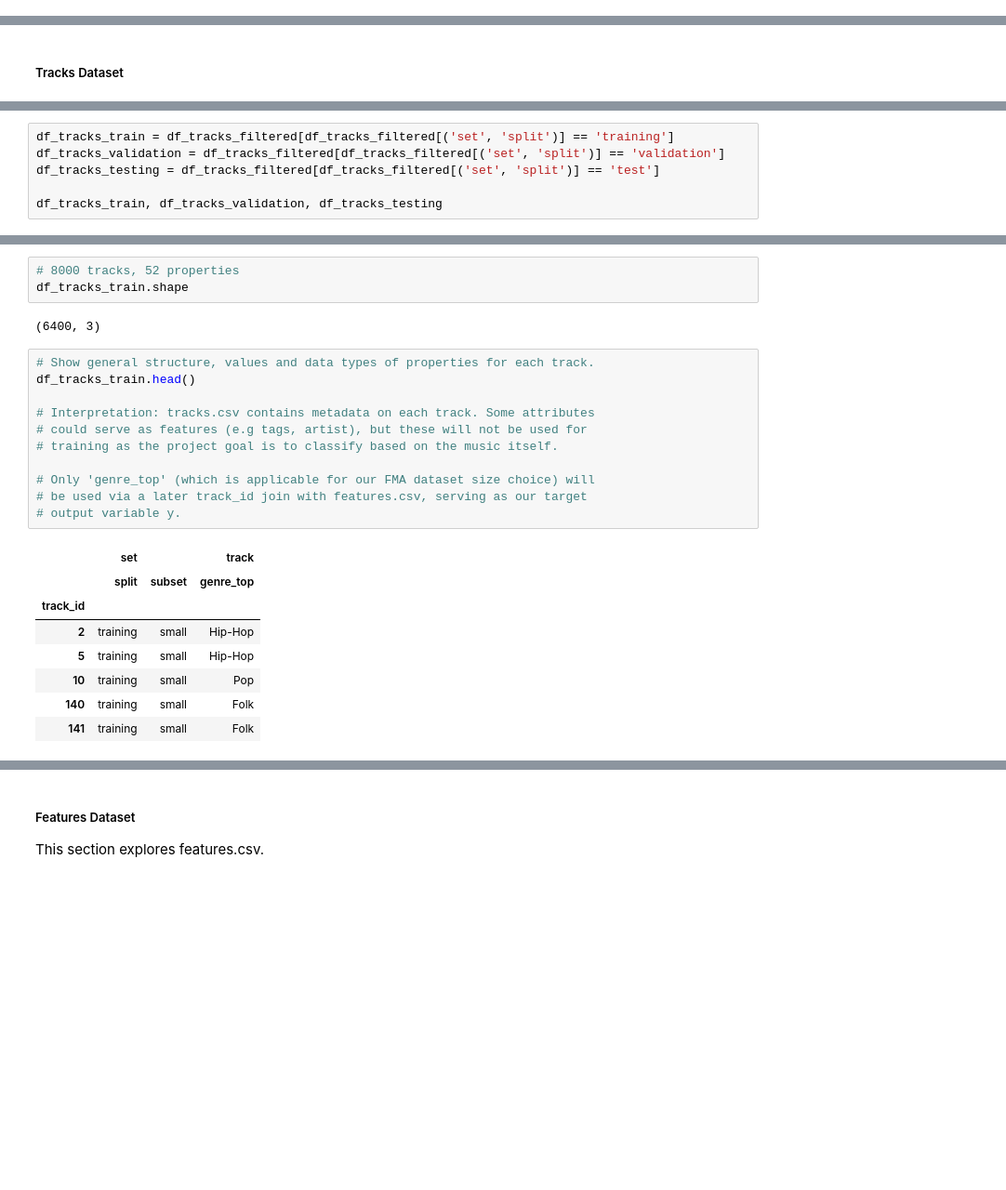
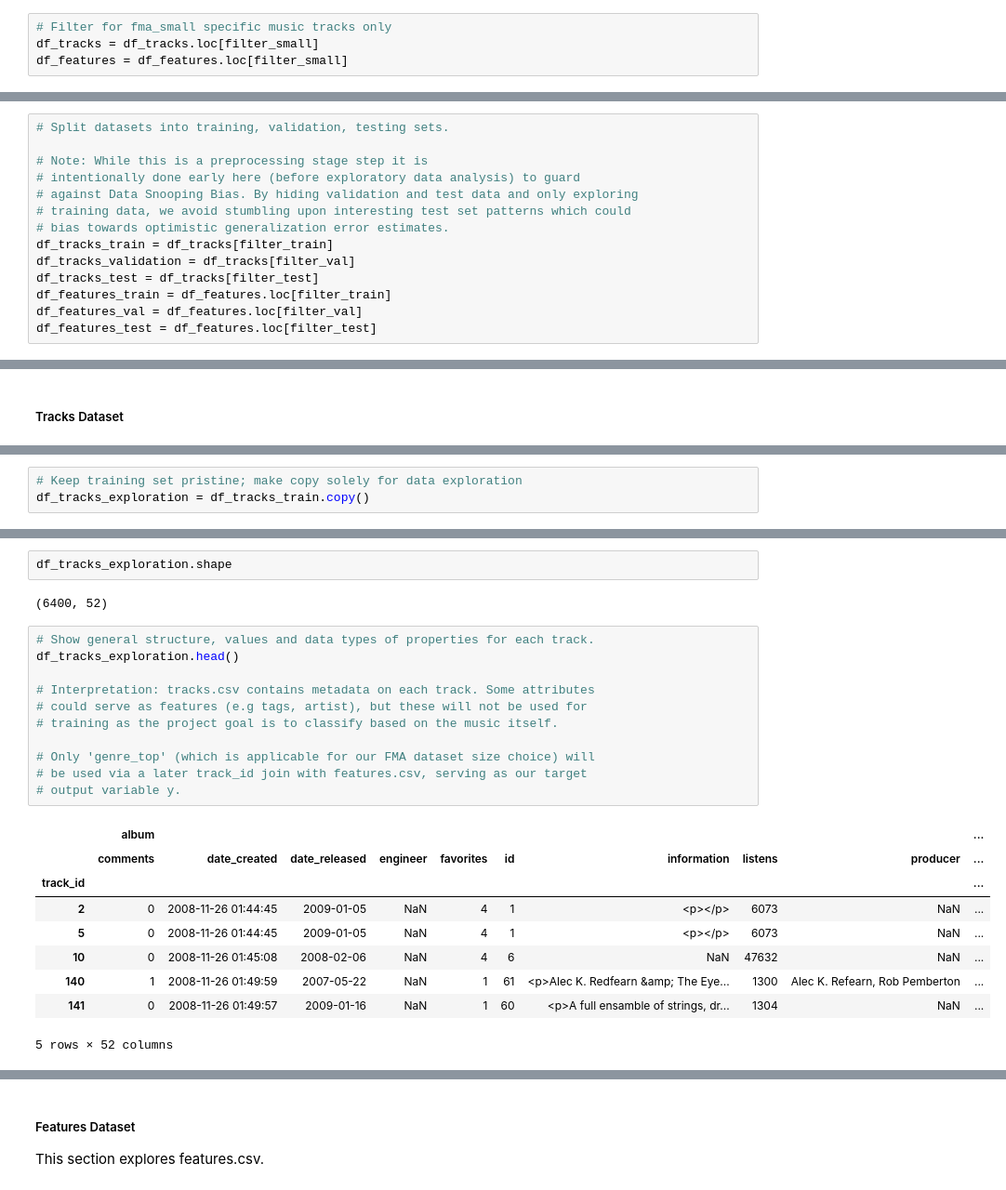
Before and after one commit to GUOliver/COMP9444-Group-Project, a Jupyter notebook: main.ipynb, the cells around one changed output, grey strips where cells are left out. Shown at 93% size. Drawn from its saved outputs; the diff is of its cells as text; blank space fills up the shorter version.

```diff
--- a/main.ipynb
+++ b/main.ipynb
@@ -126,0 +137,4 @@ assert df_echonest.index.isin(df_tracks.index).all()
+# %%
+# Filter for fma_small specific music tracks only
+df_tracks = df_tracks.loc[filter_small]
+df_features = df_features.loc[filter_small]
@@ -126,0 +144,14 @@ assert df_echonest.index.isin(df_tracks.index).all()
+# %%
+# Split datasets into training, validation, testing sets.
+
+# Note: While this is a preprocessing stage step it is
+# intentionally done early here (before exploratory data analysis) to guard
+# against Data Snooping Bias. By hiding validation and test data and only exploring
+# training data, we avoid stumbling upon interesting test set patterns which could
+# bias towards optimistic generalization error estimates.
+df_tracks_train = df_tracks[filter_train]
+df_tracks_validation = df_tracks[filter_val]
+df_tracks_test = df_tracks[filter_test]
+df_features_train = df_features.loc[filter_train]
+df_features_val = df_features.loc[filter_val]
+df_features_test = df_features.loc[filter_test]
@@ -190,6 +193,0 @@ memory usage: 141.5+ KB
-# %%
-df_tracks_train = df_tracks_filtered[df_tracks_filtered[('set', 'split')] == 'training']
-df_tracks_validation = df_tracks_filtered[df_tracks_filtered[('set', 'split')] == 'validation']
-df_tracks_testing = df_tracks_filtered[df_tracks_filtered[('set', 'split')] == 'test']
-
-df_tracks_train, df_tracks_validation, df_tracks_testing
@@ -214 +194,4 @@ df_tracks_train, df_tracks_validation, df_tracks_testing
+# %%
+# Keep training set pristine; make copy solely for data exploration
+df_tracks_exploration = df_tracks_train.copy()
 # %%
@@ -239,25 +233,25 @@ df_tracks_train.describe()
-# %%
-# 8000 tracks, 52 properties
-df_tracks_train.shape
-# %% [output]
-(6400, 3)
+# %%
+df_tracks_exploration.shape
+# %% [output]
+(6400, 52)
 # %%
 # Show general structure, values and data types of properties for each track.
-df_tracks_train.head()
+df_tracks_exploration.head()
 
 # Interpretation: tracks.csv contains metadata on each track. Some attributes
 # could serve as features (e.g tags, artist), but these will not be used for
 # training as the project goal is to classify based on the music itself.
 
 # Only 'genre_top' (which is applicable for our FMA dataset size choice) will
 # be used via a later track_id join with features.csv, serving as our target
 # output variable y.
 # %% [output]
-|  | set |  | track |
-|  | split | subset | genre_top |
-| track_id |  |  |  |
-| 2 | training | small | Hip-Hop |
-| 5 | training | small | Hip-Hop |
-| 10 | training | small | Pop |
-| 140 | training | small | Folk |
-| 141 | training | small | Folk |
+|  | album |  |  |  |  |  |  |  |  | ... |
+|  | comments | date_created | date_released | engineer | favorites | id | information | listens | producer | ... |
+| track_id |  |  |  |  |  |  |  |  |  | ... |
+| 2 | 0 | 2008-11-26 01:44:45 | 2009-01-05 | NaN | 4 | 1 | <p></p> | 6073 | NaN | ... |
+| 5 | 0 | 2008-11-26 01:44:45 | 2009-01-05 | NaN | 4 | 1 | <p></p> | 6073 | NaN | ... |
+| 10 | 0 | 2008-11-26 01:45:08 | 2008-02-06 | NaN | 4 | 6 | NaN | 47632 | NaN | ... |
+| 140 | 1 | 2008-11-26 01:49:59 | 2007-05-22 | NaN | 1 | 61 | <p>Alec K. Redfearn &amp; The Eye... | 1300 | Alec K. Refearn, Rob Pemberton | ... |
+| 141 | 0 | 2008-11-26 01:49:57 | 2009-01-16 | NaN | 1 | 60 | <p>A full ensamble of strings, dr... | 1304 | NaN | ... |
+5 rows × 52 columns
```
Also changed, not shown: parts of 50 cells of this notebook.
